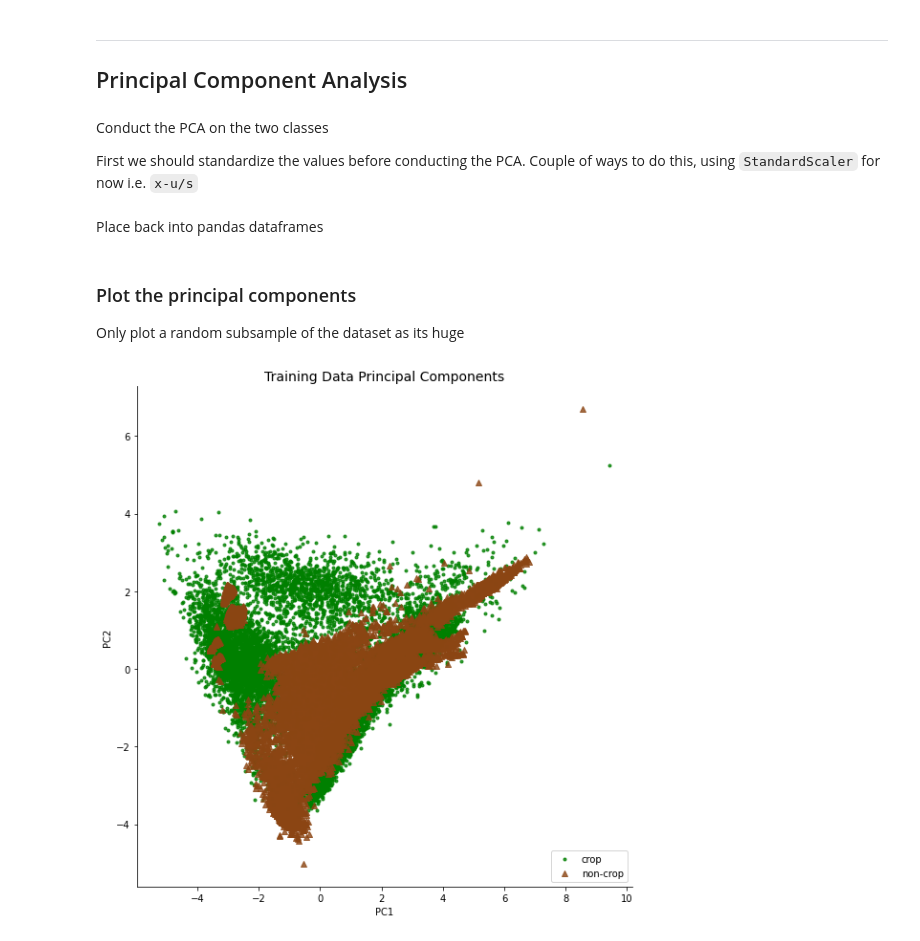
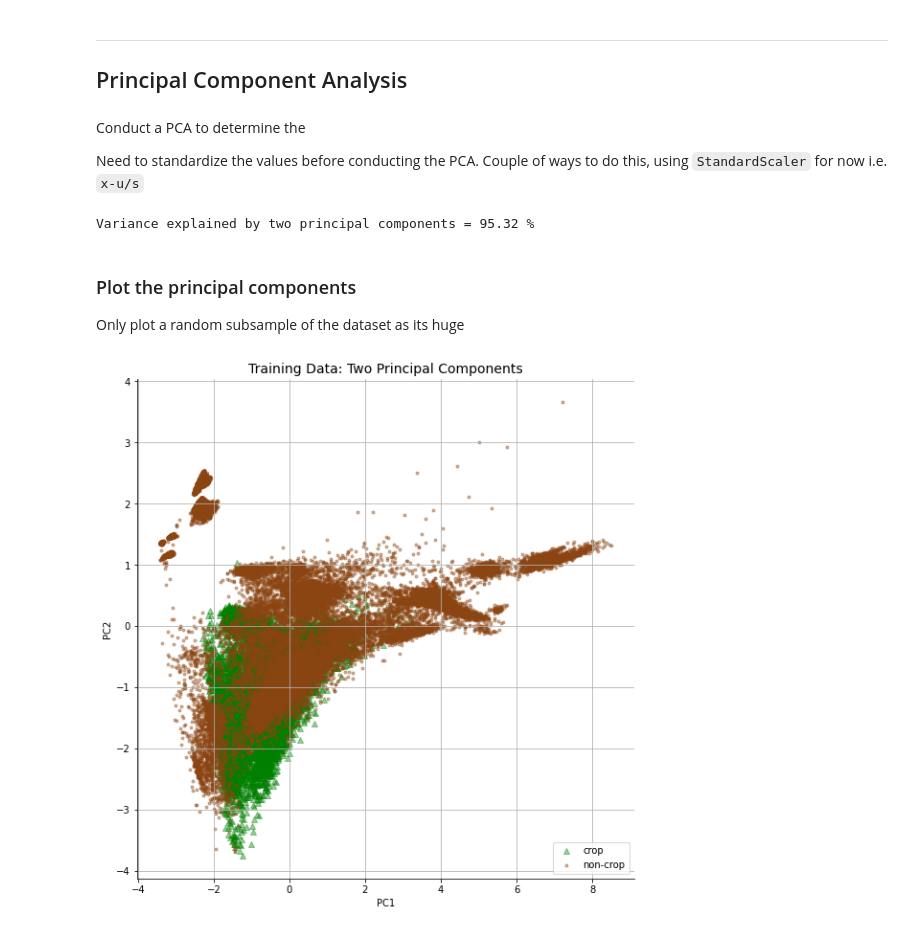
Before and after one commit to fivejjs/deafrica-sandbox-notebooks, a Jupyter notebook: crop_mask/TD_knowledge_base.ipynb, the cells around one changed output. Drawn from its saved outputs; the diff is of its cells as text; code cells hidden in the pictures.

```diff
--- a/crop_mask/TD_knowledge_base.ipynb
+++ b/crop_mask/TD_knowledge_base.ipynb
@@ -37,7 +37,7 @@ products =  ['ga_ls8c_gm_2_annual'] #['usgs_ls8c_level2_2']
 time = ('2018-01', '2018-12')
 custom_func = None #test_custom_func
 reduce_func = None #'mean'
-calc_indices = ['NDVI', 'NDWI']
+calc_indices = ['NDVI']
 drop = False
 zonal_stats = None #'median'
 resolution =  (-30, 30)
@@ -160,7 +162,7 @@ plt.show()
 ---
 ## Principal Component Analysis
 # %% [markdown]
-Conduct the PCA on the two classes
+Conduct a PCA to determine the
 
-First we should standardize the values before conducting the PCA.
+Need to standardize the values before conducting the PCA.
 Couple of ways to do this, using `StandardScaler` for now i.e. `x-u/s`
@@ -176,2 +168,0 @@ non_crop_pca = pca.fit_transform(non_crop_std)
-# %% [markdown]
-Place back into pandas dataframes
@@ -186,21 +169,48 @@ df = pd.concat([crop_pca, non_crop_pca])
+# %%
+# Put all the model TD into a pandas dataframe
+all_data = pd.DataFrame(model_input).rename(columns={i:column_names[i] for i in range(0,len(column_names))})
+# %%
+# Separating out the features
+x = all_data.loc[:, column_names[1:]].values
+
+# Standardizing the features
+x = StandardScaler().fit_transform(x)
+# %%
+#conduct the PCA
+pca = PCA(n_components=2)
+pca_fit = pca.fit_transform(x)
+
+#add back to df
+pca_df = pd.DataFrame(data = pca_fit,
+                      columns = ['PC1', 'PC2'])
+
+# concat with classes
+df = pd.concat([pca_df, all_data[['class']]], axis = 1)
+# %%
+a,b = pca.explained_variance_ratio_
+print("Variance explained by two principal components = " + str(round((a+b)*100, 2))+" %")
+# %% [output]
+Variance explained by two principal components = 95.32 %
 # %% [markdown]
 ### Plot the principal components
 
 Only plot a random subsample of the dataset as its huge
 # %%
-num_of_points = 40000
+num_of_points = 50000
 
 sns.lmplot(x="PC1", y="PC2",
            data=df.sample(n=num_of_points),
            fit_reg=False,
            hue='class',
            legend=False,
            size=8,
-           markers=[".", "^"],
+           scatter_kws={'alpha':0.4},
+           markers=["^", "."],
            palette=['green', 'saddlebrown'])
 
-plt.legend(loc='lower right')
-plt.title('Training Data Principal Components', fontsize=14)
+plt.legend(('crop', 'non-crop'), loc='lower right')
+plt.title('Training Data: Two Principal Components', fontsize=14)
+plt.grid()
 plt.show()
 # %% [output]
-[figure, old version]
+[figure, new version]
```
Also changed, not shown: parts of 7 cells of this notebook.
